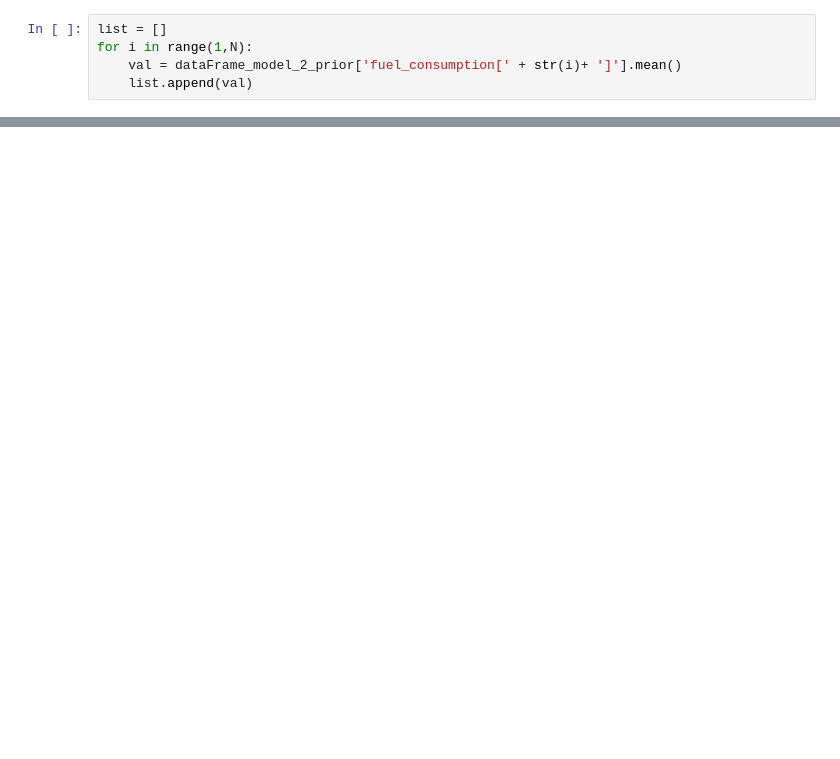
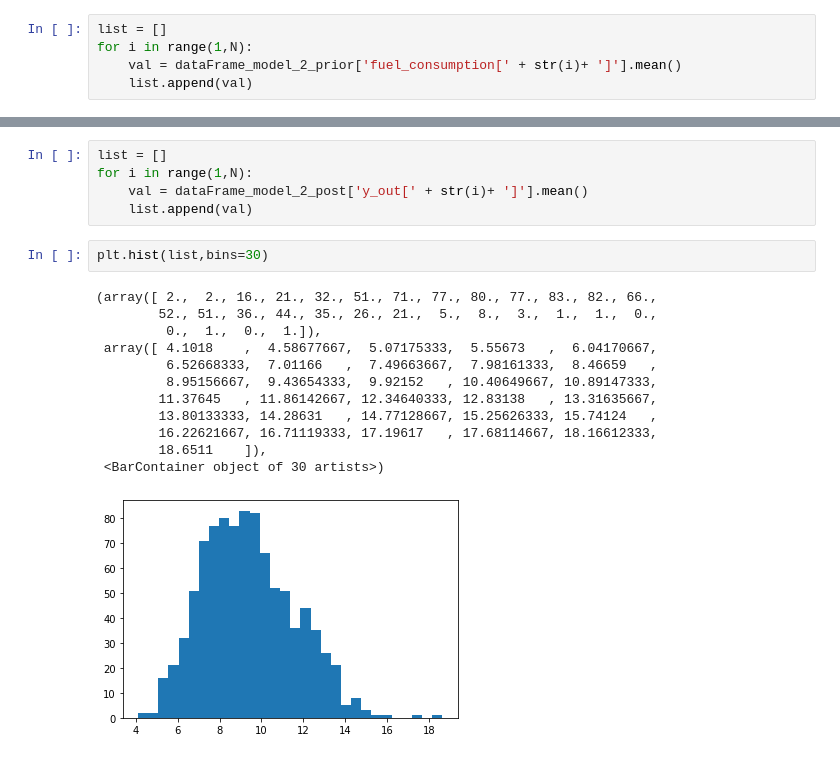
Before and after one commit to jacob0404060987/data_analitics, a Jupyter notebook: notebook.ipynb, the cells around one changed output, grey strips where cells are left out. Saved outputs shown, nothing was run; the diff lists cells and outputs as text; blank space fills up the shorter version.

Commit message:
model 2 post added

```diff
--- a/notebook.ipynb
+++ b/notebook.ipynb
@@ -99,0 +120,20 @@ plt.hist(list,bins=30)
+# %%
+list = []
+for i in range(1,N):
+    val = dataFrame_model_2_post['y_out[' + str(i)+ ']'].mean()
+    list.append(val)
+# %%
+plt.hist(list,bins=30)
+# %% [output]
+(array([ 2.,  2., 16., 21., 32., 51., 71., 77., 80., 77., 83., 82., 66.,
+        52., 51., 36., 44., 35., 26., 21.,  5.,  8.,  3.,  1.,  1.,  0.,
+         0.,  1.,  0.,  1.]),
+ array([ 4.1018    ,  4.58677667,  5.07175333,  5.55673   ,  6.04170667,
+         6.52668333,  7.01166   ,  7.49663667,  7.98161333,  8.46659   ,
+         8.95156667,  9.43654333,  9.92152   , 10.40649667, 10.89147333,
+        11.37645   , 11.86142667, 12.34640333, 12.83138   , 13.31635667,
+        13.80133333, 14.28631   , 14.77128667, 15.25626333, 15.74124   ,
+        16.22621667, 16.71119333, 17.19617   , 17.68114667, 18.16612333,
+        18.6511    ]),
+ <BarContainer object of 30 artists>)
+[figure, added]
```
Also changed, not shown: parts of 9 cells of this notebook, 4 other files.
